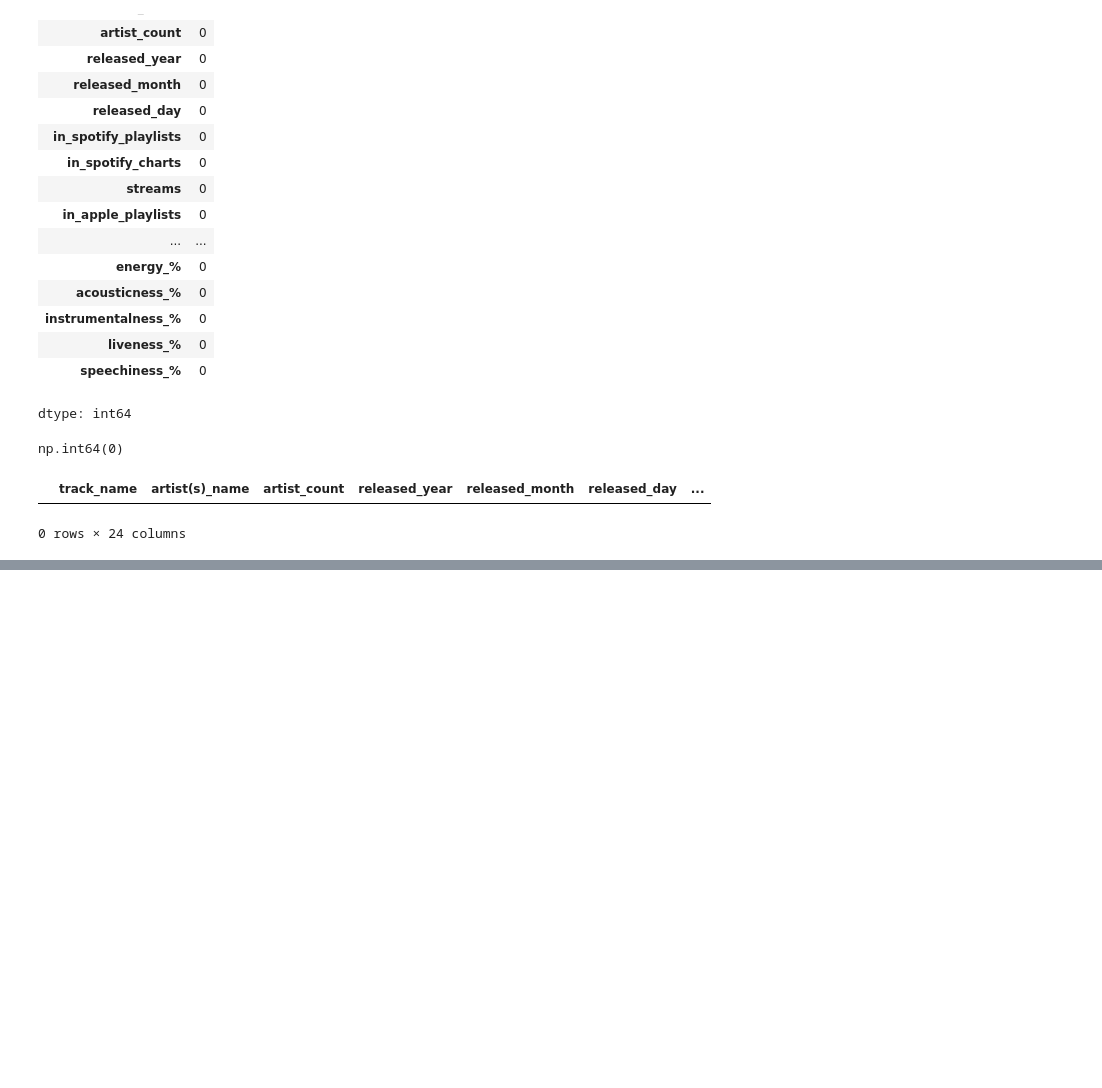
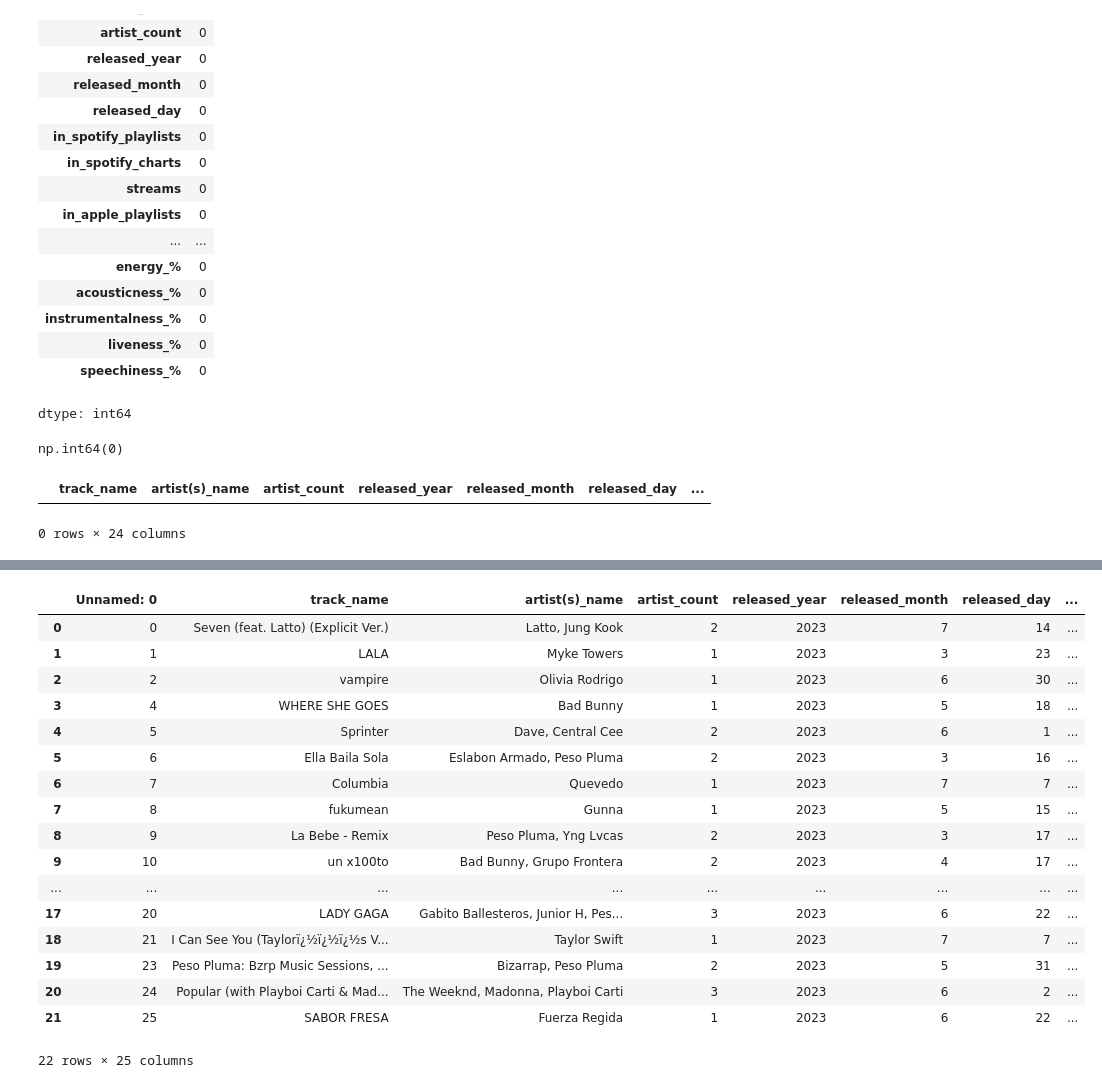
Before and after one commit to victoriairungu99-creator/CDAV-course, a Jupyter notebook: Day_9_week_2_Thursday_Pandas.ipynb, the cells around one changed output, grey strips where cells are left out. Saved outputs shown, nothing was run; the diff lists cells and outputs as text; code cells hidden in the pictures; blank space fills up the shorter version.

```diff
--- a/Day_9_week_2_Thursday_Pandas.ipynb
+++ b/Day_9_week_2_Thursday_Pandas.ipynb
@@ -379,0 +404,23 @@ df[df.duplicated()]
+# %%
+df=pd.read_excel("/content/clean.xlsx")
+# %%
+df.head(22)
+# %% [output]
+|  | Unnamed: 0 | track_name | artist(s)_name | artist_count | released_year | released_month | released_day | ... |
+| 0 | 0 | Seven (feat. Latto) (Explicit Ver.) | Latto, Jung Kook | 2 | 2023 | 7 | 14 | ... |
+| 1 | 1 | LALA | Myke Towers | 1 | 2023 | 3 | 23 | ... |
+| 2 | 2 | vampire | Olivia Rodrigo | 1 | 2023 | 6 | 30 | ... |
+| 3 | 4 | WHERE SHE GOES | Bad Bunny | 1 | 2023 | 5 | 18 | ... |
+| 4 | 5 | Sprinter | Dave, Central Cee | 2 | 2023 | 6 | 1 | ... |
+| 5 | 6 | Ella Baila Sola | Eslabon Armado, Peso Pluma | 2 | 2023 | 3 | 16 | ... |
+| 6 | 7 | Columbia | Quevedo | 1 | 2023 | 7 | 7 | ... |
+| 7 | 8 | fukumean | Gunna | 1 | 2023 | 5 | 15 | ... |
+| 8 | 9 | La Bebe - Remix | Peso Pluma, Yng Lvcas | 2 | 2023 | 3 | 17 | ... |
+| 9 | 10 | un x100to | Bad Bunny, Grupo Frontera | 2 | 2023 | 4 | 17 | ... |
+| ... | ... | ... | ... | ... | ... | ... | ... | ... |
+| 17 | 20 | LADY GAGA | Gabito Ballesteros, Junior H, Pes... | 3 | 2023 | 6 | 22 | ... |
+| 18 | 21 | I Can See You (Taylorï¿½ï¿½ï¿½s V... | Taylor Swift | 1 | 2023 | 7 | 7 | ... |
+| 19 | 23 | Peso Pluma: Bzrp Music Sessions, ... | Bizarrap, Peso Pluma | 2 | 2023 | 5 | 31 | ... |
+| 20 | 24 | Popular (with Playboi Carti & Mad... | The Weeknd, Madonna, Playboi Carti | 3 | 2023 | 6 | 2 | ... |
+| 21 | 25 | SABOR FRESA | Fuerza Regida | 1 | 2023 | 6 | 22 | ... |
+22 rows × 25 columns
```
Also changed, not shown: parts of 28 cells of this notebook.
